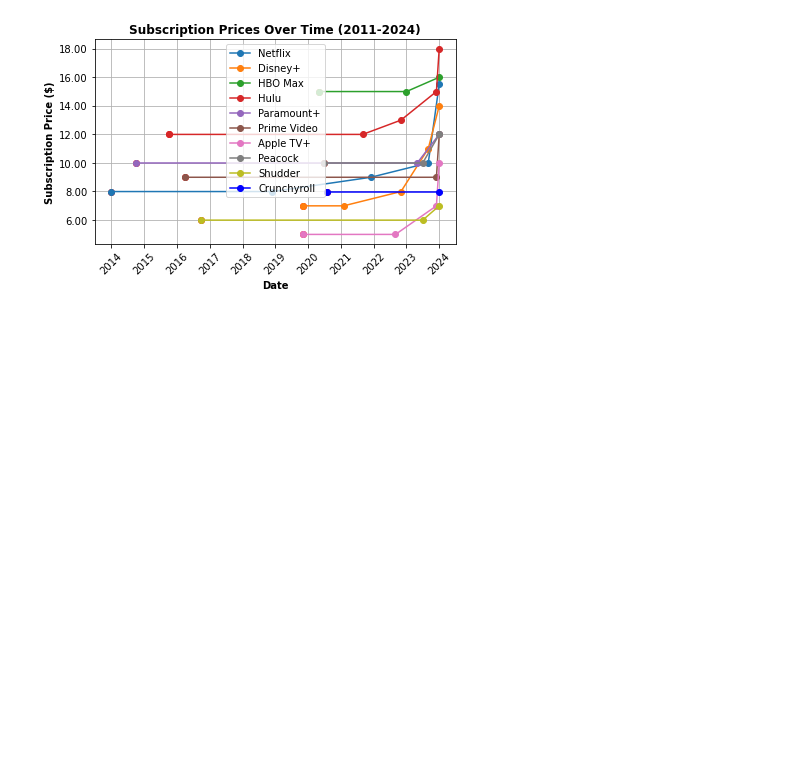
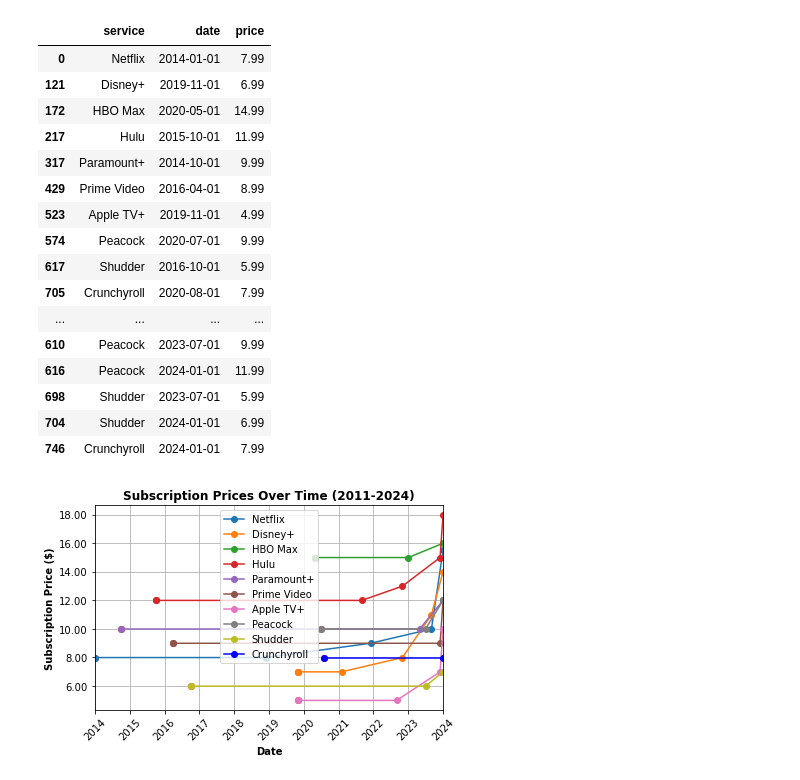
Before and after one commit to dailybruin/the-stack, a Jupyter notebook: stack-stats/2024-03-04-streaming/streamin.ipynb, the cells around one changed output. Cells and saved outputs as stored; diff of their text form; code cells hidden in the pictures; blank space fills up the shorter version.

```diff
--- a/stack-stats/2024-03-04-streaming/streamin.ipynb
+++ b/stack-stats/2024-03-04-streaming/streamin.ipynb
@@ -24,31 +24,52 @@ for service in services:
     # Plotting the first point for the current platform
     first_point = service_df.head(1)
     plt.scatter(first_point['date'], first_point['price'], color='red', marker='o')
 
     # Plotting the line for the current platform
     if service == 'Crunchyroll':
         # Plotting lines connecting the first and last points for Crunchyroll
         plt.plot(service_df['date'], service_df['price'], marker='o', linestyle='-', color='blue', label=service)
     else:
         plt.plot(service_df['date'], service_df['price'], marker='o', linestyle='-', label=service)
 
+
+display(df_unique_prices)
 # Adding labels and title
 plt.xlabel('Date', fontweight='bold')
 plt.ylabel('Subscription Price ($)', fontweight='bold')
 plt.title('Subscription Prices Over Time (2011-2024)', fontweight='bold')
 
 # Adding gridlines
 plt.grid(True)
 
 # Adding legend
 plt.legend()
 
 # Rotate x-axis labels for better readability (optional)
 plt.xticks(rotation=45)
 
+plt.xlim(df['date'].min(), df['date'].max())
+
 # Displaying the plot
 plt.gca().yaxis.set_major_formatter(plt.FormatStrFormatter('%.2f'))
 plt.tight_layout()
 plt.show()
 # %% [output]
+|  | service | date | price |
+| 0 | Netflix | 2014-01-01 | 7.99 |
+| 121 | Disney+ | 2019-11-01 | 6.99 |
+| 172 | HBO Max | 2020-05-01 | 14.99 |
+| 217 | Hulu | 2015-10-01 | 11.99 |
+| 317 | Paramount+ | 2014-10-01 | 9.99 |
+| 429 | Prime Video | 2016-04-01 | 8.99 |
+| 523 | Apple TV+ | 2019-11-01 | 4.99 |
+| 574 | Peacock | 2020-07-01 | 9.99 |
+| 617 | Shudder | 2016-10-01 | 5.99 |
+| 705 | Crunchyroll | 2020-08-01 | 7.99 |
+| ... | ... | ... | ... |
+| 610 | Peacock | 2023-07-01 | 9.99 |
+| 616 | Peacock | 2024-01-01 | 11.99 |
+| 698 | Shudder | 2023-07-01 | 5.99 |
+| 704 | Shudder | 2024-01-01 | 6.99 |
+| 746 | Crunchyroll | 2024-01-01 | 7.99 |
-[figure, old version]
+[figure, new version]
```
